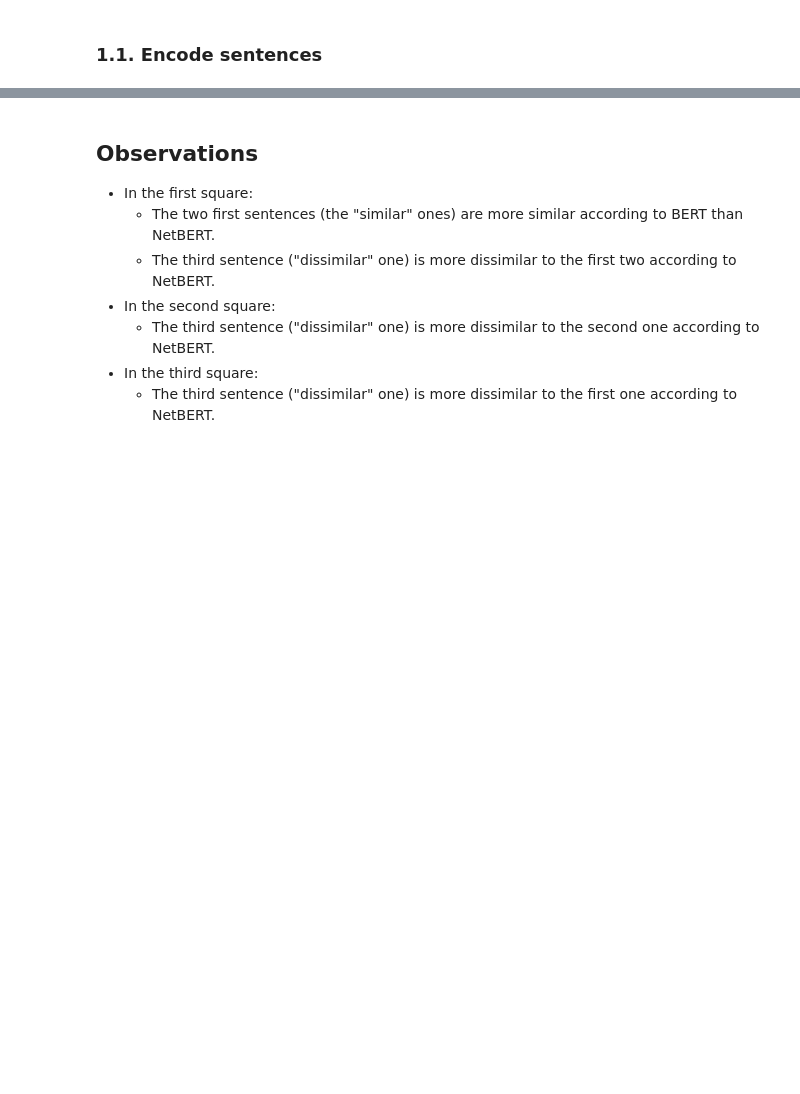
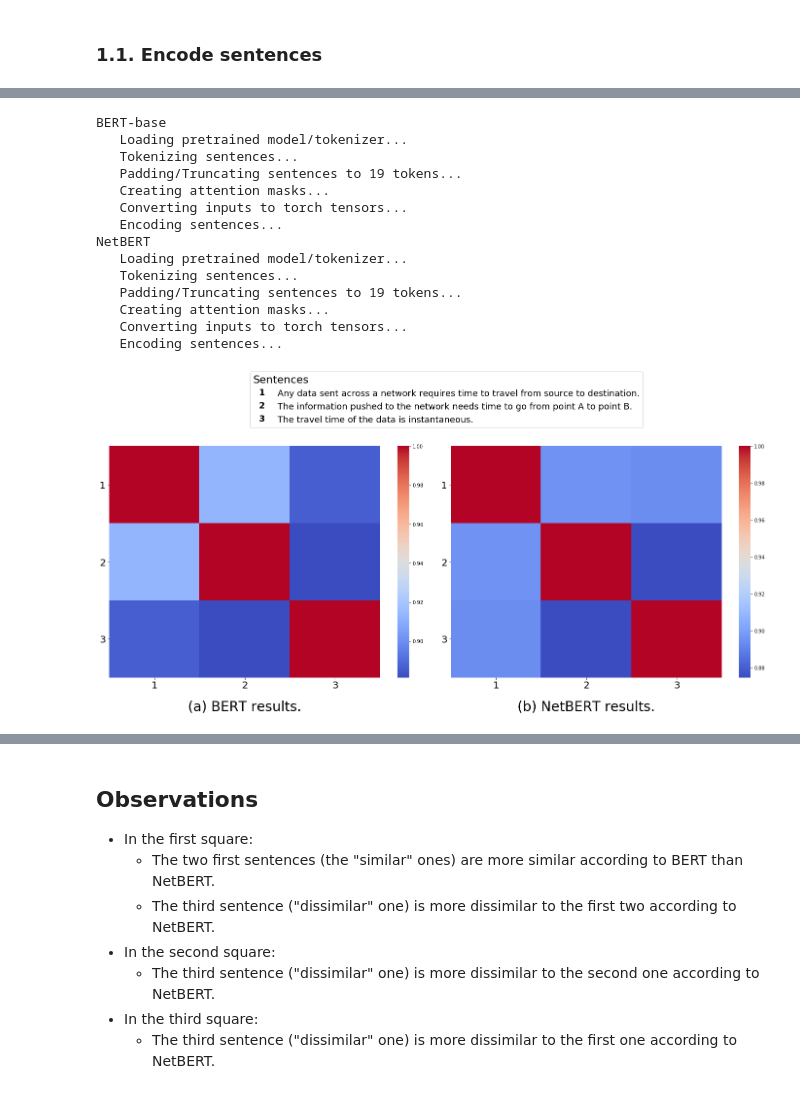
Before and after one commit to ant-louis/netbert, a Jupyter notebook: intrinsic_evaluation/outlier_detection.ipynb, the cells around one changed output, grey strips where cells are left out. Saved outputs shown, nothing was run; the diff lists cells and outputs as text; code cells hidden in the pictures; blank space fills up the shorter version.

```diff
--- a/intrinsic_evaluation/outlier_detection.ipynb
+++ b/intrinsic_evaluation/outlier_detection.ipynb
@@ -142,0 +159,21 @@ plt.show()
+# %%
+sentences = ['Any data sent across a network requires time to travel from source to destination.',
+             'The information pushed to the network needs time to go from point A to point B.',
+             'The travel time of the data is instantaneous.']
+run(sentences, fig_name="outlier_detection_travel")
+# %% [output]
+BERT-base
+   Loading pretrained model/tokenizer...
+   Tokenizing sentences...
+   Padding/Truncating sentences to 19 tokens...
+   Creating attention masks...
+   Converting inputs to torch tensors...
+   Encoding sentences...
+NetBERT
+   Loading pretrained model/tokenizer...
+   Tokenizing sentences...
+   Padding/Truncating sentences to 19 tokens...
+   Creating attention masks...
+   Converting inputs to torch tensors...
+   Encoding sentences...
+[figure, added]
```
Also changed, not shown: parts of 13 cells of this notebook, 6 other files.
